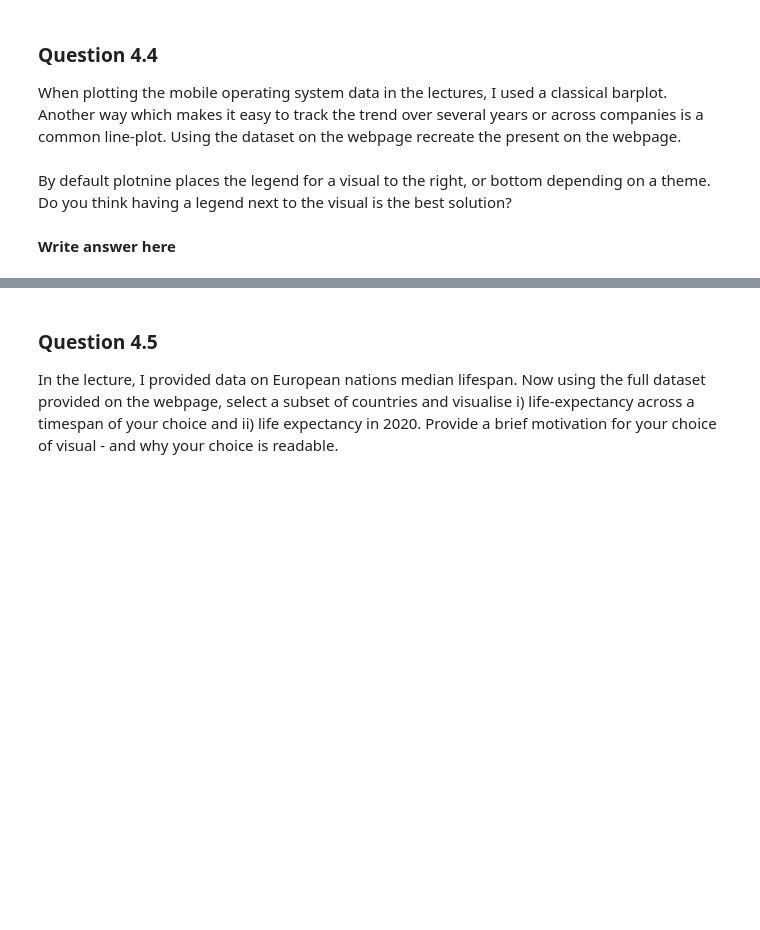
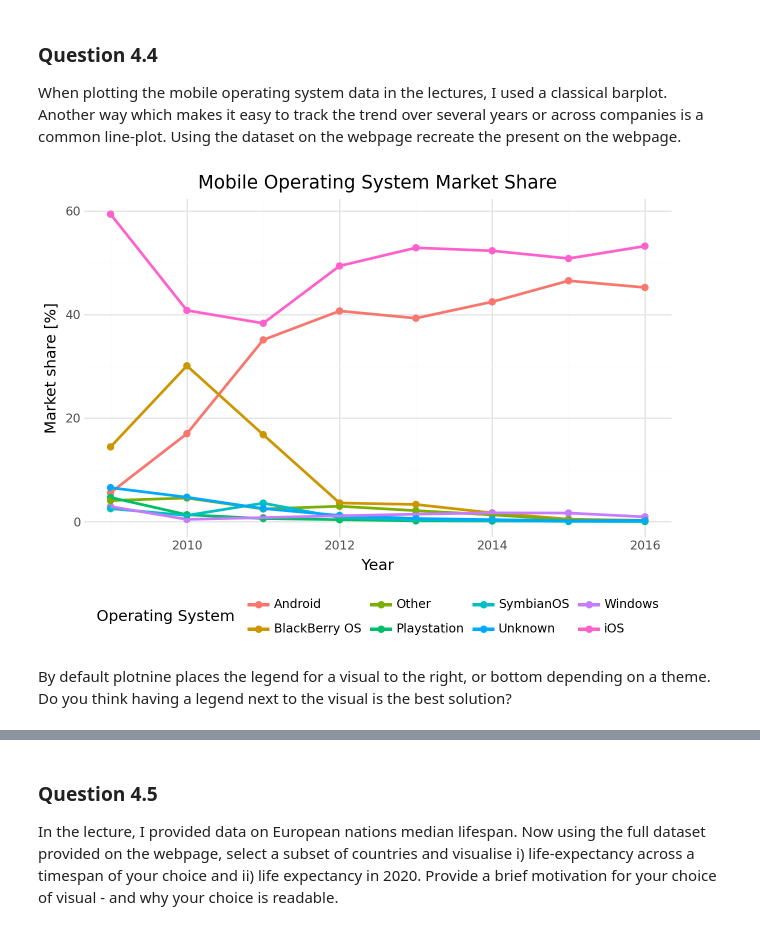
Before and after one commit to Salabud/MVE080-grp10, a Jupyter notebook: Homework1_2025.ipynb, the cells around one changed output, grey strips where cells are left out. Saved outputs shown, nothing was run; the diff lists cells and outputs as text; code cells hidden in the pictures; blank space fills up the shorter version.

```diff
--- a/Homework1_2025.ipynb
+++ b/Homework1_2025.ipynb
@@ -630,4 +627,21 @@ When plotting the mobile operating system data in the lectures, I used a classic
+# %%
+# Insert code here
+mobile_os_data = pd.read_csv("Homework1_resources/mobile_os_market_share.csv")
+
+(
+    ggplot(mobile_os_data, aes(x="Year", y="Share", color="OperatingSystem"))
+    + geom_point(size=2)
+    + geom_line(size=1.1)
+    + labs(
+        title="Mobile Operating System Market Share",
+        x="Year",
+        y="Market share [%]",
+        color="Operating System")
+    + theme_minimal()
+    + theme(legend_position="bottom")
+)
+# Remember to print the visual
+# %% [output]
+[figure, added]
 # %% [markdown]
 By default plotnine places the legend for a visual to the right, or bottom depending on a theme. Do you think having a legend next to the visual is the best solution?
-# %% [markdown]
-__Write answer here__
```
Also changed, not shown: parts of 15 cells of this notebook.
